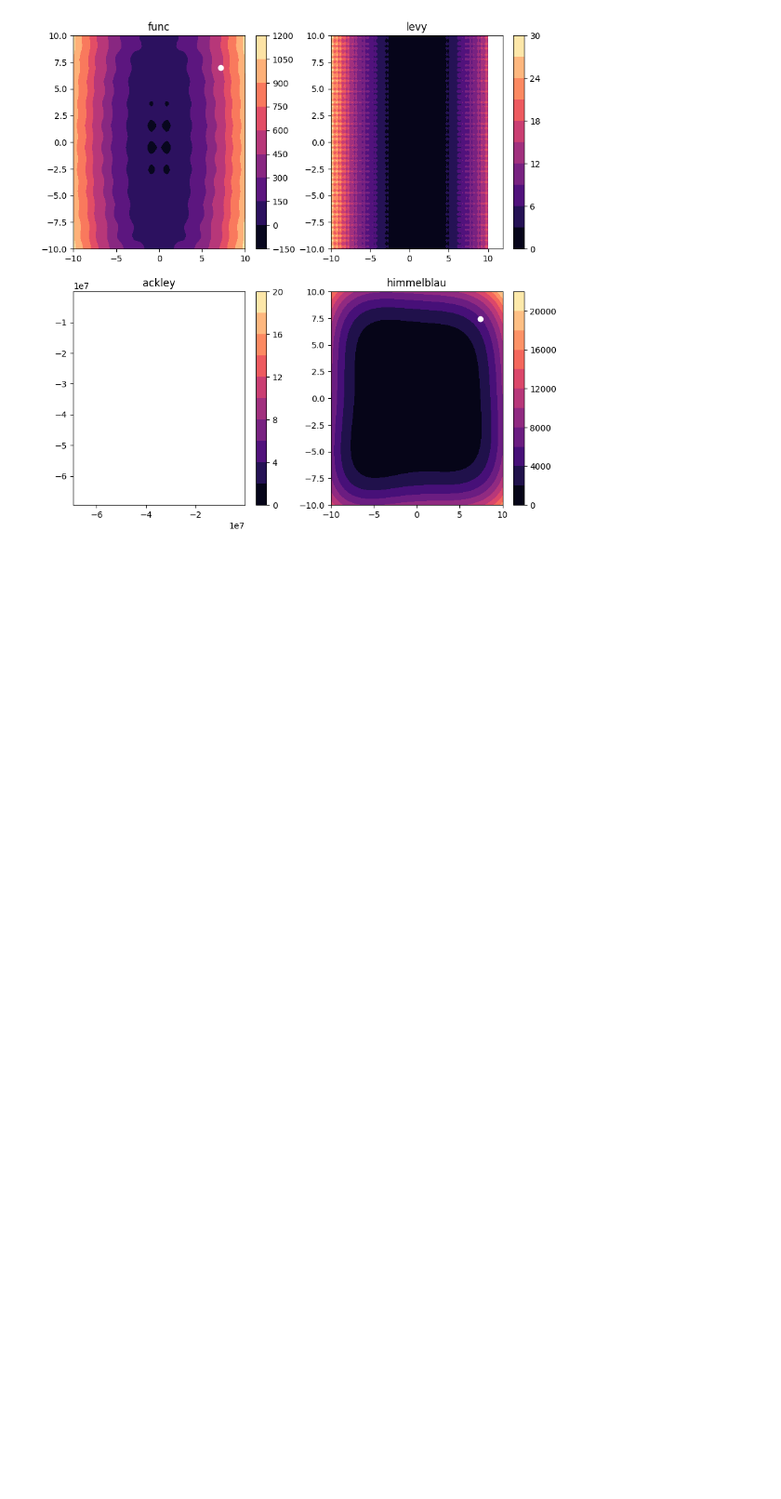
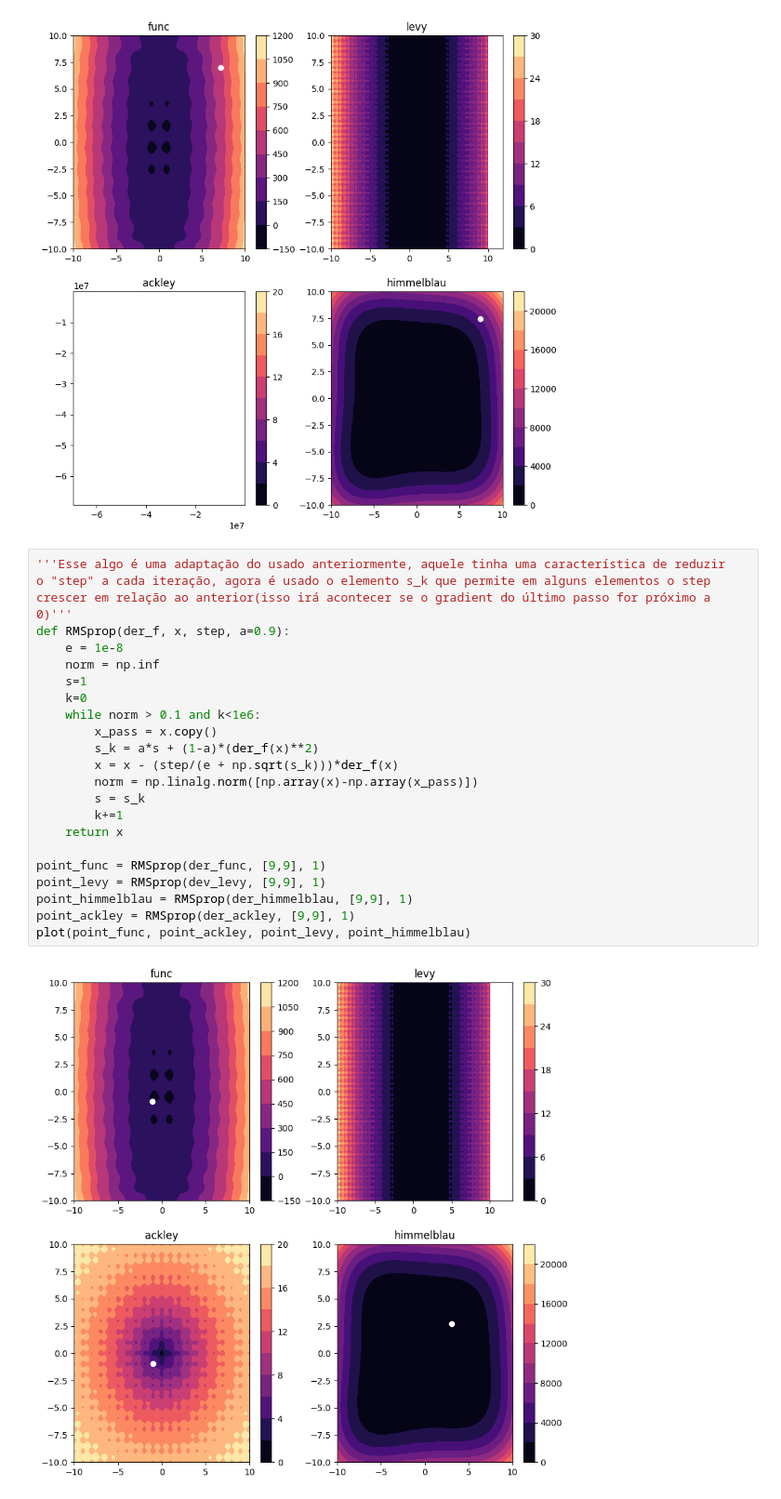
Before and after one commit to MarcoAfB/Optimization, a Jupyter notebook: Otimizacao_Multidimensional.ipynb, the cells around one changed output. Shown: that part at 93% size. Cells and saved outputs as stored; diff of their text form; blank space fills up the shorter version.

Commit message:
RMSprop

```diff
--- a/Otimizacao_Multidimensional.ipynb
+++ b/Otimizacao_Multidimensional.ipynb
@@ -183,3 +183,28 @@ point_ackley = ada_grad(der_ackley, [9,9], 1)
 plot(point_func, point_ackley, point_levy, point_himmelblau)
 # %% [output]
 [figure]
+# %%
+'''Esse algo é uma adaptação do usado anteriormente, aquele tinha uma característica de reduzir
+o "step" a cada iteração, agora é usado o elemento s_k que permite em alguns elementos o step
+crescer em relação ao anterior(isso irá acontecer se o gradient do último passo for próximo a 0)'''
+def RMSprop(der_f, x, step, a=0.9):
+    e = 1e-8
+    norm = np.inf
+    s=1
+    k=0
+    while norm > 0.1 and k<1e6:
+        x_pass = x.copy()
+        s_k = a*s + (1-a)*(der_f(x)**2)
+        x = x - (step/(e + np.sqrt(s_k)))*der_f(x)
+        norm = np.linalg.norm([np.array(x)-np.array(x_pass)])
+        s = s_k
+        k+=1
+    return x
+
+point_func = RMSprop(der_func, [9,9], 1)
+point_levy = RMSprop(dev_levy, [9,9], 1)
+point_himmelblau = RMSprop(der_himmelblau, [9,9], 1)
+point_ackley = RMSprop(der_ackley, [9,9], 1)
+plot(point_func, point_ackley, point_levy, point_himmelblau)
+# %% [output]
+[figure, added]
```
